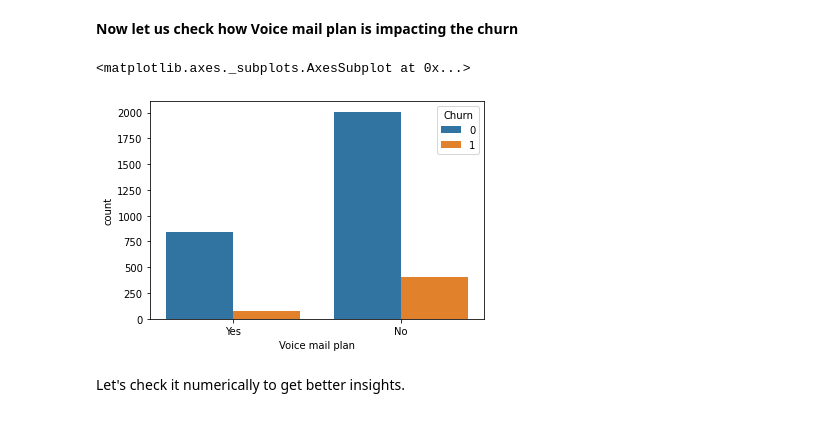
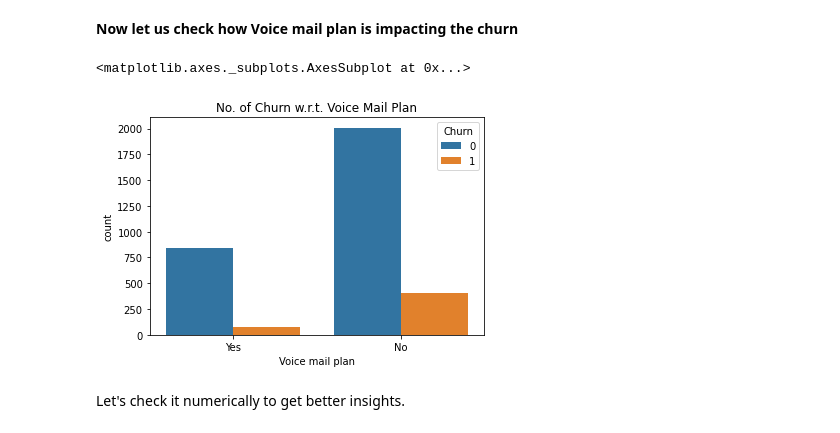
Before and after one commit to DT22179/Telecom-Churn-Analysis, a Jupyter notebook: Telecom_Churn_Analysis_Capstone_Project.ipynb, the cells around one changed output. Drawn from its saved outputs; the diff is of its cells as text; code cells hidden in the pictures.

```diff
--- a/Telecom_Churn_Analysis_Capstone_Project.ipynb
+++ b/Telecom_Churn_Analysis_Capstone_Project.ipynb
@@ -402,10 +403,11 @@ We can observe that NJ, CA, TX, MD, SC have the highest churn rate & HI, AK, AZ,
 # %% [markdown]
 **Now let us check how Voice mail plan is impacting the churn**
 # %%
+plt.title('No. of Churn w.r.t. Voice Mail Plan')
 sns.countplot(x='Voice mail plan', hue='Churn', data=tele_df)
 # %% [output]
 <matplotlib.axes._subplots.AxesSubplot at 0x...>
-[figure, old version]
+[figure, new version]
 # %% [markdown]
 Let's check it numerically to get better insights.
 # %%
```
Also changed, not shown: parts of 20 cells of this notebook.
